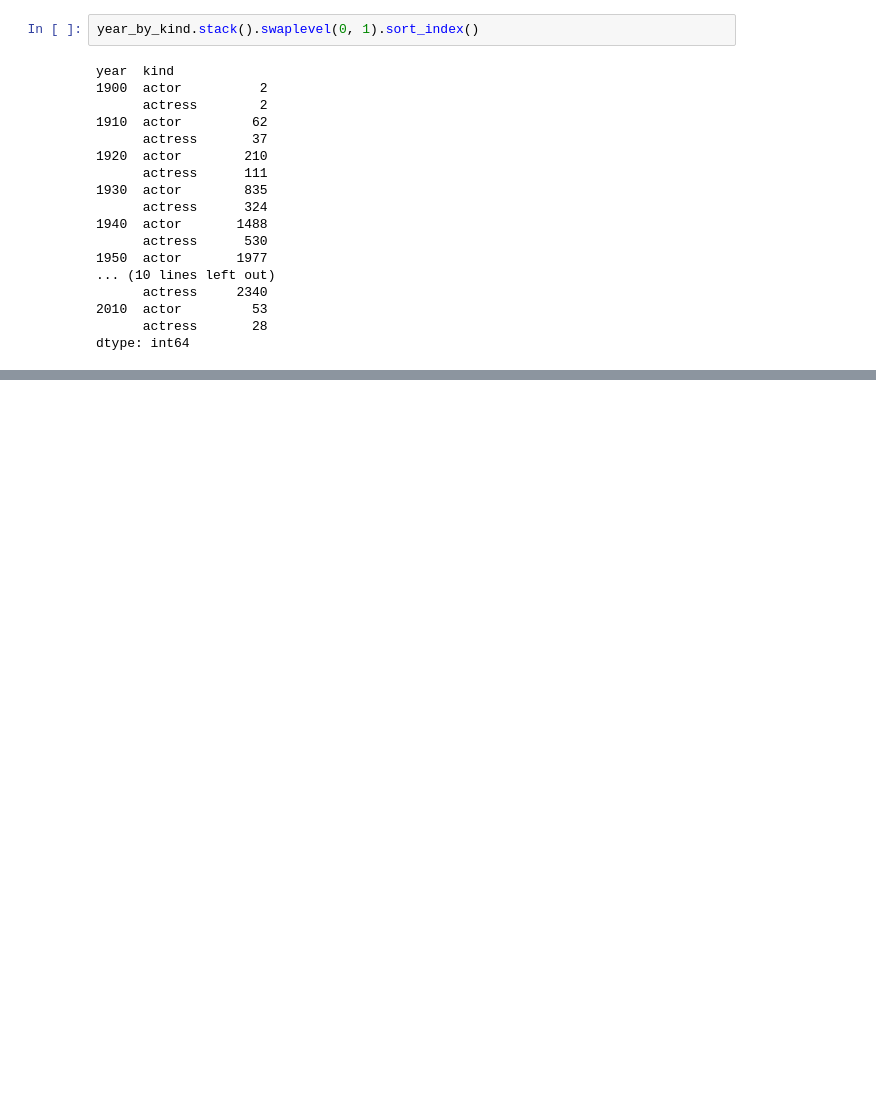
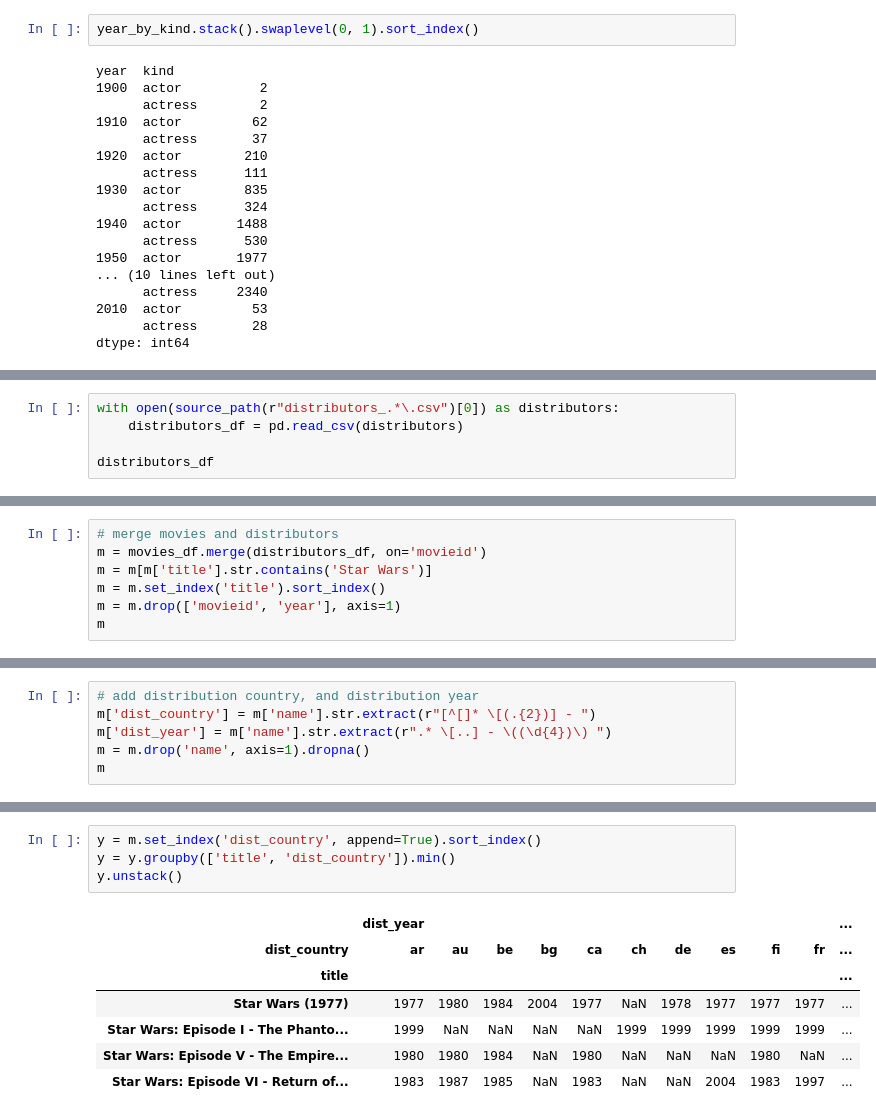
Before and after one commit to kicsikrumpli/python_kata, a Jupyter notebook: kata_02-pandas/imdb_pandas.ipynb, the cells around one changed output, grey strips where cells are left out. Saved outputs shown, nothing was run; the diff lists cells and outputs as text; blank space fills up the shorter version.

```diff
--- a/kata_02-pandas/imdb_pandas.ipynb
+++ b/kata_02-pandas/imdb_pandas.ipynb
@@ -939,0 +939,5 @@ If there are no more indeces (or columns) after stacking / unstacking, we get a
+# %%
+with open(source_path(r"distributors_.*\.csv")[0]) as distributors:
+    distributors_df = pd.read_csv(distributors)
+
+distributors_df
@@ -939,0 +976,7 @@ If there are no more indeces (or columns) after stacking / unstacking, we get a
+# %%
+# merge movies and distributors
+m = movies_df.merge(distributors_df, on='movieid')
+m = m[m['title'].str.contains('Star Wars')]
+m = m.set_index('title').sort_index()
+m = m.drop(['movieid', 'year'], axis=1)
+m
@@ -939,0 +998,6 @@ If there are no more indeces (or columns) after stacking / unstacking, we get a
+# %%
+# add distribution country, and distribution year
+m['dist_country'] = m['name'].str.extract(r"[^[]* \[(.{2})] - ")
+m['dist_year'] = m['name'].str.extract(r".* \[..] - \((\d{4})\) ")
+m = m.drop('name', axis=1).dropna()
+m
@@ -939,0 +1019,12 @@ If there are no more indeces (or columns) after stacking / unstacking, we get a
+# %%
+y = m.set_index('dist_country', append=True).sort_index()
+y = y.groupby(['title', 'dist_country']).min()
+y.unstack()
+# %% [output]
+|  | dist_year |  |  |  |  |  |  |  |  |  | ... |
+| dist_country | ar | au | be | bg | ca | ch | de | es | fi | fr | ... |
+| title |  |  |  |  |  |  |  |  |  |  | ... |
+| Star Wars (1977) | 1977 | 1980 | 1984 | 2004 | 1977 | NaN | 1978 | 1977 | 1977 | 1977 | ... |
+| Star Wars: Episode I - The Phanto... | 1999 | NaN | NaN | NaN | NaN | 1999 | 1999 | 1999 | 1999 | 1999 | ... |
+| Star Wars: Episode V - The Empire... | 1980 | 1980 | 1984 | NaN | 1980 | NaN | NaN | NaN | 1980 | NaN | ... |
+| Star Wars: Episode VI - Return of... | 1983 | 1987 | 1985 | NaN | 1983 | NaN | NaN | 2004 | 1983 | 1997 | ... |
```
Also changed, not shown: parts of 6 cells of this notebook.
